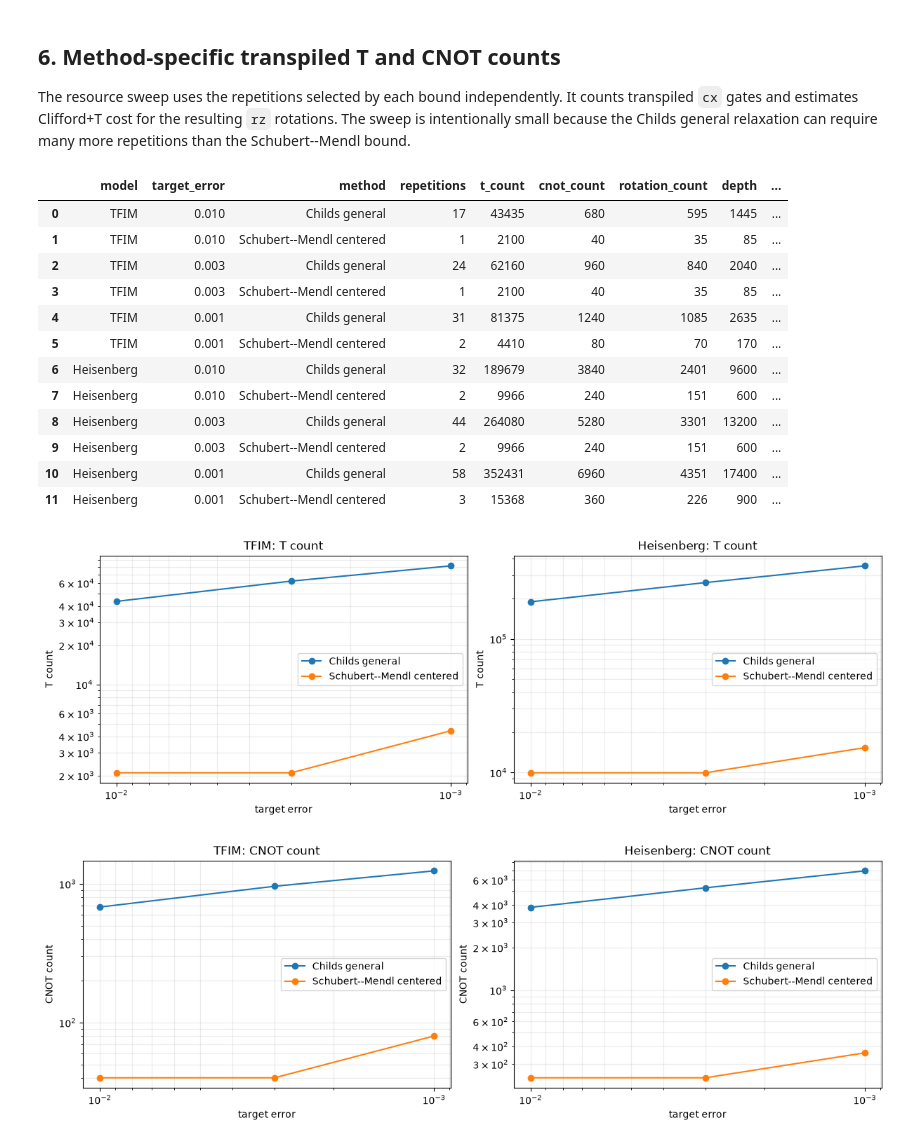
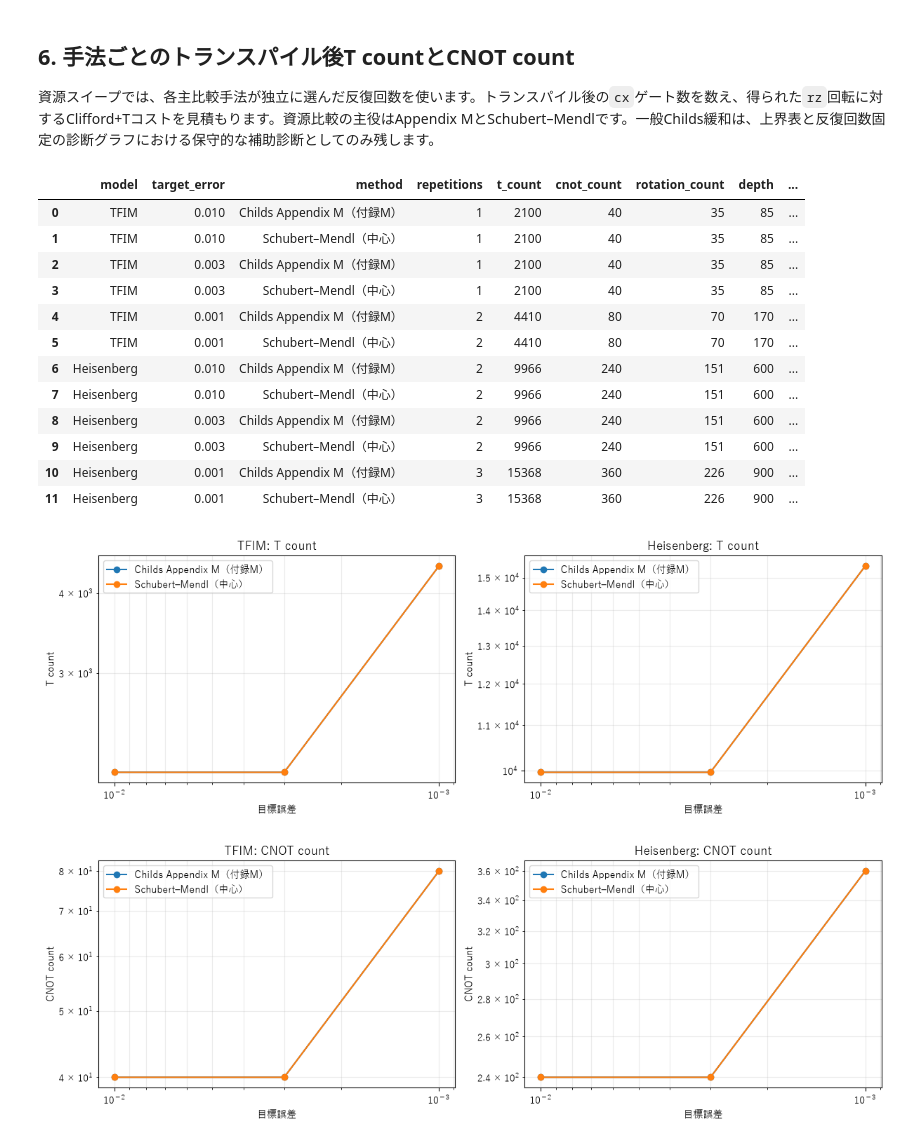
Before and after one commit to xiang-gong3944/001_hamiltonian_simulation, a Jupyter notebook: notebooks/trotter_formula_comparison.ipynb, the cells around one changed output. Drawn from its saved outputs; the diff is of its cells as text; code cells hidden in the pictures.

```diff
--- a/notebooks/trotter_formula_comparison.ipynb
+++ b/notebooks/trotter_formula_comparison.ipynb
@@ -83,7 +89,7 @@ for name, hamiltonian in model_cases(BASE_QUBITS).items():
     base_problems[name], base_results[name] = compare_bound_methods(hamiltonian)
     problem = base_problems[name]
     print(
-        f"{name}: groups={problem.group_count}, group_sizes={problem.group_sizes}, "
-        f"merged exponentials={problem.exponential_count}, center s={problem.centered_index}"
+        f"{name}: グループ数={problem.group_count}, グループサイズ={problem.group_sizes}, "
+        f"統合後の指数演算子数={problem.exponential_count}, 中心s={problem.centered_index}"
     )
 # %% [output]
@@ -99,7 +105,7 @@ def result_table(problem, results, target_error=1e-3):
             else None
         )
         rows.append({
-            "method": method,
+            "method": DISPLAY_NAMES[method],
             "bound_family": result.bound_family,
             "C5": result.one_step_coefficient,
             "center_s": result.center_index,
@@ -110,6 +116,6 @@ def result_table(problem, results, target_error=1e-3):
     return pd.DataFrame(rows)
 
 for name in base_problems:
-    print(name)
+    print(f"{name}の結果")
     display(result_table(base_problems[name], base_results[name]))
 # %% [output]
@@ -268,15 +299,15 @@ for model_name in ("TFIM", "Heisenberg"):
             "slope_continuous_segments_vs_epsilon": loglog_slope(error_curve, "target_error", "continuous_segments", method),
         })
 slope_frame = pd.DataFrame(slope_rows)
-display(slope_frame)
-print("Expected epsilon slope for a fourth-order bound: -1/4 = -0.25")
+display(slope_frame.assign(method=slope_frame.method.map(DISPLAY_NAMES)))
+print("4次上界で期待される目標誤差の傾き: -1/4 = -0.25")
 
 ratio_rows = []
 for model_name in ("TFIM", "Heisenberg"):
     for source_frame, x_column in ((size_frame, "system_qubits"), (error_frame, "target_error")):
         subset = source_frame[source_frame.model == model_name]
         pivot = subset.pivot(index=x_column, columns="method", values="C5").reset_index()
-        pivot["C5_ratio_Childs_over_Schubert"] = pivot["Childs general"] / pivot["Schubert--Mendl centered"]
+        pivot["C5_ratio_Appendix_M_over_Schubert"] = pivot["Childs Appendix M"] / pivot["Schubert--Mendl centered"]
         pivot["model"] = model_name
         pivot["sweep"] = x_column
         ratio_rows.append(pivot)
@@ -287,15 +318,15 @@ fig, axes = plt.subplots(2, 2, figsize=(12, 8), constrained_layout=True)
 for row, model_name in enumerate(("TFIM", "Heisenberg")):
     size_ratio = ratio_frame[(ratio_frame.model == model_name) & (ratio_frame.sweep == "system_qubits")].sort_values("system_qubits")
     error_ratio = ratio_frame[(ratio_frame.model == model_name) & (ratio_frame.sweep == "target_error")].sort_values("target_error")
-    axes[row, 0].semilogx(size_ratio.system_qubits, size_ratio.C5_ratio_Childs_over_Schubert, marker="o")
-    axes[row, 0].set_title(f"{model_name}: ratio vs N")
-    axes[row, 0].set_xlabel("system qubits N")
-    axes[row, 0].set_ylabel("Childs / Schubert C5")
+    axes[row, 0].semilogx(size_ratio.system_qubits, size_ratio.C5_ratio_Appendix_M_over_Schubert, marker="o")
+    axes[row, 0].set_title(f"{model_name}: Nに対する比")
+    axes[row, 0].set_xlabel("量子ビット数 N")
+    axes[row, 0].set_ylabel("Appendix M / Schubert のC5")
     axes[row, 0].grid(True, which="both", alpha=0.25)
-    axes[row, 1].semilogx(error_ratio.target_error, error_ratio.C5_ratio_Childs_over_Schubert, marker="s")
-    axes[row, 1].set_title(f"{model_name}: ratio vs epsilon")
-    axes[row, 1].set_xlabel("target error epsilon")
-    axes[row, 1].set_ylabel("Childs / Schubert C5")
+    axes[row, 1].semilogx(error_ratio.target_error, error_ratio.C5_ratio_Appendix_M_over_Schubert, marker="s")
+    axes[row, 1].set_title(f"{model_name}: 目標誤差に対する比")
+    axes[row, 1].set_xlabel("目標誤差 epsilon")
+    axes[row, 1].set_ylabel("Appendix M / Schubert のC5")
     axes[row, 1].invert_xaxis()
     axes[row, 1].grid(True, which="both", alpha=0.25)
 plt.show()
@@ -369,7 +419,7 @@ Schubert s=6 C5: 8.438238289913093
 # %% [markdown]
-## 6. Method-specific transpiled T and CNOT counts
+## 6. 手法ごとのトランスパイル後T countとCNOT count
 
-The resource sweep uses the repetitions selected by each bound independently. It counts transpiled `cx` gates and estimates Clifford+T cost for the resulting `rz` rotations. The sweep is intentionally small because the Childs general relaxation can require many more repetitions than the Schubert--Mendl bound.
+資源スイープでは、各主比較手法が独立に選んだ反復回数を使います。トランスパイル後の`cx`ゲート数を数え、得られた`rz`回転に対するClifford+Tコストを見積もります。資源比較の主役はAppendix MとSchubert–Mendlです。一般Childs緩和は、上界表と反復回数固定の診断グラフにおける保守的な補助診断としてのみ残します。
 # %%
 def resource_sweep(model_name, sizes=(3,), target_errors=RESOURCE_TARGET_ERRORS):
     rows = []
@@ -379,7 +429,7 @@ def resource_sweep(model_name, sizes=(3,), target_errors=RESOURCE_TARGET_ERRORS)
         for target_error in target_errors:
             algorithm_error = target_error - ROTATION_SYNTHESIS_ERROR
             if algorithm_error <= 0:
-                raise ValueError("target error must exceed synthesis error")
+                raise ValueError("目標誤差は回転合成誤差より大きくしてください")
             for method in primary_methods:
                 bound_result = results[method]
                 repetitions = bound_result.required_segments(TIME, algorithm_error)
@@ -412,41 +462,43 @@ resource_frame = pd.concat(
     [resource_sweep(name) for name in ("TFIM", "Heisenberg")],
     ignore_index=True,
 )
+resource_display = resource_frame.copy()
+resource_display["method"] = resource_display["method"].map(DISPLAY_NAMES)
 display(
-    resource_frame[
+    resource_display[
         ["model", "target_error", "method", "repetitions", "t_count", "cnot_count", "rotation_count", "depth", "counting_mode"]
     ]
 )
 # %% [output]
 |  | model | target_error | method | repetitions | t_count | cnot_count | rotation_count | depth | ... |
-| 0 | TFIM | 0.010 | Childs general | 17 | 43435 | 680 | 595 | 1445 | ... |
-| 1 | TFIM | 0.010 | Schubert--Mendl centered | 1 | 2100 | 40 | 35 | 85 | ... |
-| 2 | TFIM | 0.003 | Childs general | 24 | 62160 | 960 | 840 | 2040 | ... |
-| 3 | TFIM | 0.003 | Schubert--Mendl centered | 1 | 2100 | 40 | 35 | 85 | ... |
-| 4 | TFIM | 0.001 | Childs general | 31 | 81375 | 1240 | 1085 | 2635 | ... |
-| 5 | TFIM | 0.001 | Schubert--Mendl centered | 2 | 4410 | 80 | 70 | 170 | ... |
-| 6 | Heisenberg | 0.010 | Childs general | 32 | 189679 | 3840 | 2401 | 9600 | ... |
-| 7 | Heisenberg | 0.010 | Schubert--Mendl centered | 2 | 9966 | 240 | 151 | 600 | ... |
-| 8 | Heisenberg | 0.003 | Childs general | 44 | 264080 | 5280 | 3301 | 13200 | ... |
-| 9 | Heisenberg | 0.003 | Schubert--Mendl centered | 2 | 9966 | 240 | 151 | 600 | ... |
-| 10 | Heisenberg | 0.001 | Childs general | 58 | 352431 | 6960 | 4351 | 17400 | ... |
-| 11 | Heisenberg | 0.001 | Schubert--Mendl centered | 3 | 15368 | 360 | 226 | 900 | ... |
+| 0 | TFIM | 0.010 | Childs Appendix M（付録M） | 1 | 2100 | 40 | 35 | 85 | ... |
+| 1 | TFIM | 0.010 | Schubert–Mendl（中心） | 1 | 2100 | 40 | 35 | 85 | ... |
+| 2 | TFIM | 0.003 | Childs Appendix M（付録M） | 1 | 2100 | 40 | 35 | 85 | ... |
+| 3 | TFIM | 0.003 | Schubert–Mendl（中心） | 1 | 2100 | 40 | 35 | 85 | ... |
+| 4 | TFIM | 0.001 | Childs Appendix M（付録M） | 2 | 4410 | 80 | 70 | 170 | ... |
+| 5 | TFIM | 0.001 | Schubert–Mendl（中心） | 2 | 4410 | 80 | 70 | 170 | ... |
+| 6 | Heisenberg | 0.010 | Childs Appendix M（付録M） | 2 | 9966 | 240 | 151 | 600 | ... |
+| 7 | Heisenberg | 0.010 | Schubert–Mendl（中心） | 2 | 9966 | 240 | 151 | 600 | ... |
+| 8 | Heisenberg | 0.003 | Childs Appendix M（付録M） | 2 | 9966 | 240 | 151 | 600 | ... |
+| 9 | Heisenberg | 0.003 | Schubert–Mendl（中心） | 2 | 9966 | 240 | 151 | 600 | ... |
+| 10 | Heisenberg | 0.001 | Childs Appendix M（付録M） | 3 | 15368 | 360 | 226 | 900 | ... |
+| 11 | Heisenberg | 0.001 | Schubert–Mendl（中心） | 3 | 15368 | 360 | 226 | 900 | ... |
 # %%
 for metric, ylabel in (("t_count", "T count"), ("cnot_count", "CNOT count")):
     fig, axes = plt.subplots(1, 2, figsize=(12, 4), constrained_layout=True)
     for ax, model_name in zip(axes, ("TFIM", "Heisenberg")):
         subset = resource_frame[resource_frame.model == model_name]
         for method in primary_methods:
             curve = subset[subset.method == method].sort_values("target_error")
-            ax.loglog(curve.target_error, curve[metric], marker="o", label=method)
+            ax.loglog(curve.target_error, curve[metric], marker="o", label=DISPLAY_NAMES[method])
         ax.set_title(f"{model_name}: {ylabel}")
-        ax.set_xlabel("target error")
+        ax.set_xlabel("目標誤差")
         ax.set_ylabel(ylabel)
         ax.invert_xaxis()
         ax.grid(True, which="both", alpha=0.25)
         ax.legend()
     plt.show()
 # %% [output]
-[figure, old version]
+[figure, new version]
-[figure, old version]
+[figure, new version]
 # %% [markdown]
```
Also changed, not shown: parts of 19 cells of this notebook.
